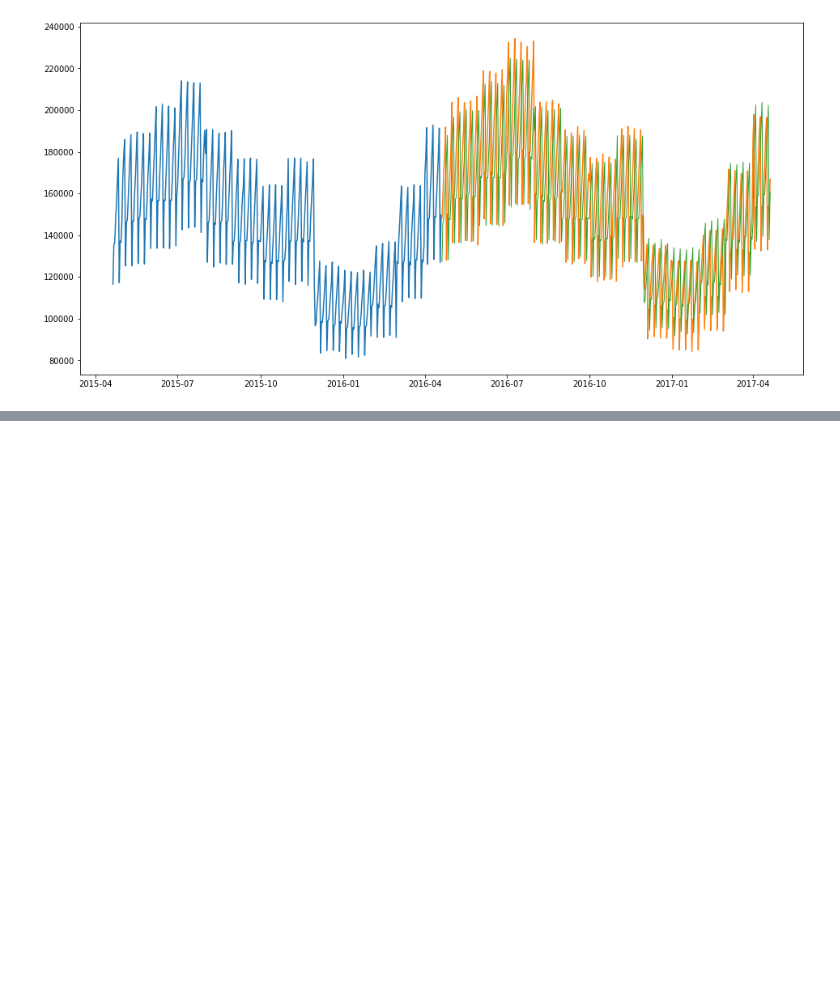
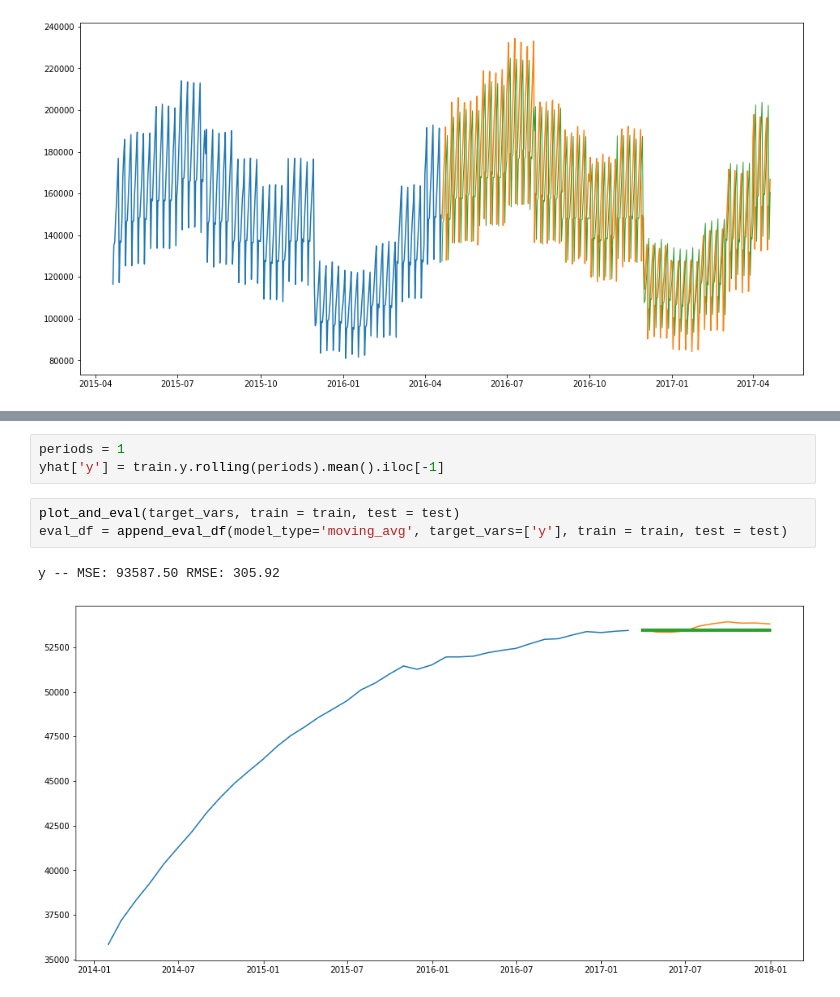
Before and after one commit to Jacqueline-A-Shay/ds-methodologies-exercises, a Jupyter notebook: time_series/Model.ipynb, the cells around one changed output, grey strips where cells are left out. Cells and saved outputs as stored; diff of their text form; blank space fills up the shorter version.

```diff
--- a/time_series/Model.ipynb
+++ b/time_series/Model.ipynb
@@ -309,0 +518,9 @@ Text(0, 0.5, 'RMSE')
+# %%
+periods = 1
+yhat['y'] = train.y.rolling(periods).mean().iloc[-1]
+# %%
+plot_and_eval(target_vars, train = train, test = test)
+eval_df = append_eval_df(model_type='moving_avg', target_vars=['y'], train = train, test = test)
+# %% [output]
+y -- MSE: 93587.50 RMSE: 305.92
+[figure, added]
```
Also changed, not shown: parts of 47 cells of this notebook, 1 other file.
